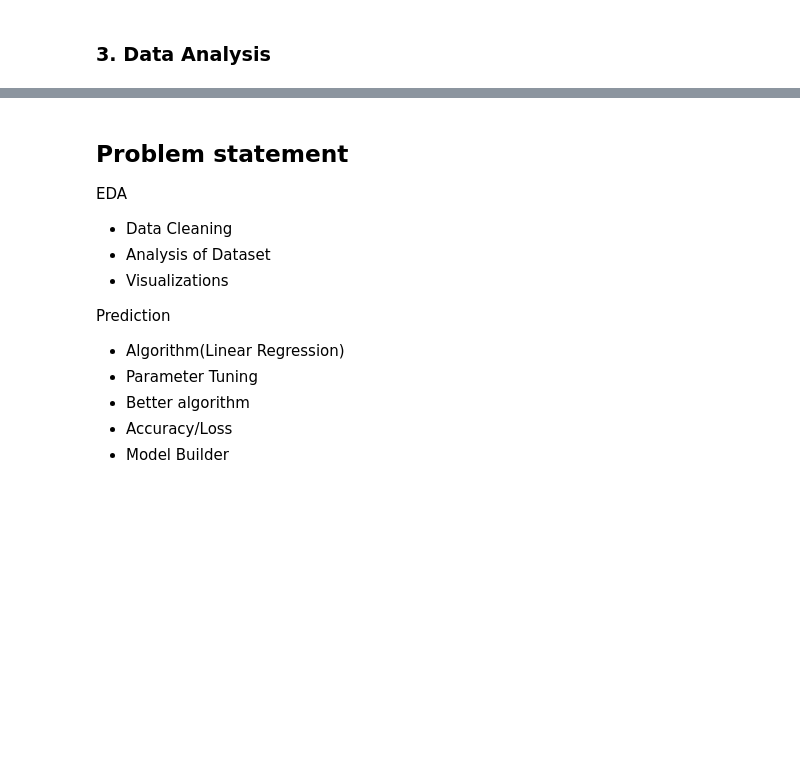
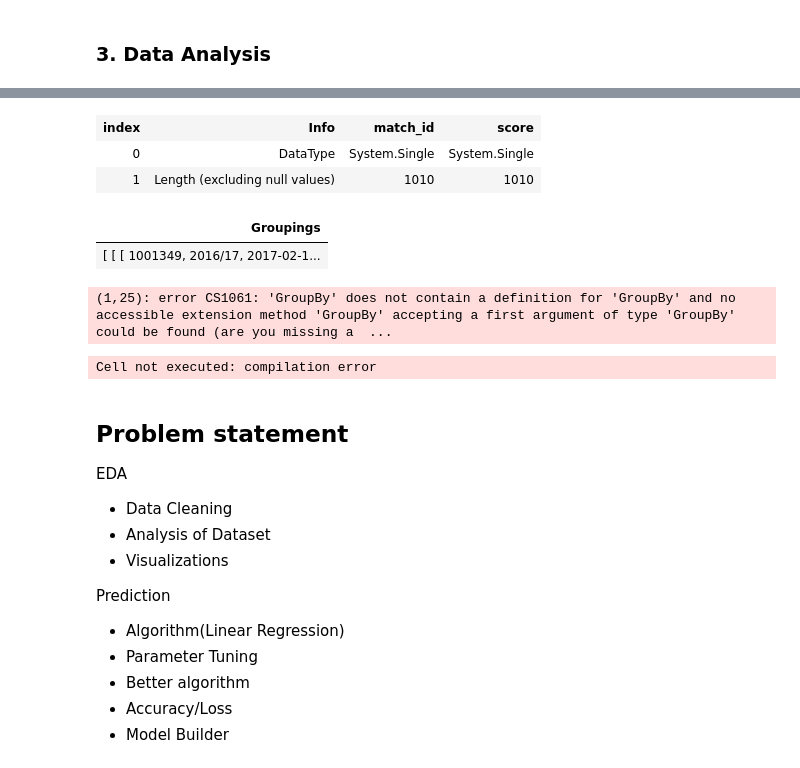
Before and after one commit to praveenraghuvanshi/tech-sessions, a Jupyter notebook: drafts/Sport Analytics/CricketAnalysis.ipynb, the cells around one changed output, grey strips where cells are left out. Drawn from its saved outputs; the diff is of its cells as text; code cells hidden in the pictures; blank space fills up the shorter version.

```diff
--- a/drafts/Sport Analytics/CricketAnalysis.ipynb
+++ b/drafts/Sport Analytics/CricketAnalysis.ipynb
@@ -241,3 +355,20 @@ sixOverDataFrame.Description()
+# %%
+scoreSumdf.Info()
+# %% [output]
+| index | Info | match_id | score |
+| 0 | DataType | System.Single | System.Single |
+| 1 | Length (excluding null values) | 1010 | 1010 |
+# %%
+var match_id_df = sixOverDataFrame.GroupBy("match_id");
+display(match_id_df);
+# %% [output]
+| Groupings |
+| [ [ [ 1001349, 2016/17, 2017-02-1... |
+# %%
+var sumdf = match_id_df.GroupBy("innings").Sum("Score");
+# %% [output]
+(1,25): error CS1061: 'GroupBy' does not contain a definition for 'GroupBy' and no accessible extension method 'GroupBy' accepting a first argument of type 'GroupBy' could be found (are you missing a  ...
+Cell not executed: compilation error
 # %% [markdown]
 ## Problem statement
 EDA
```
Also changed, not shown: parts of 9 cells of this notebook.
